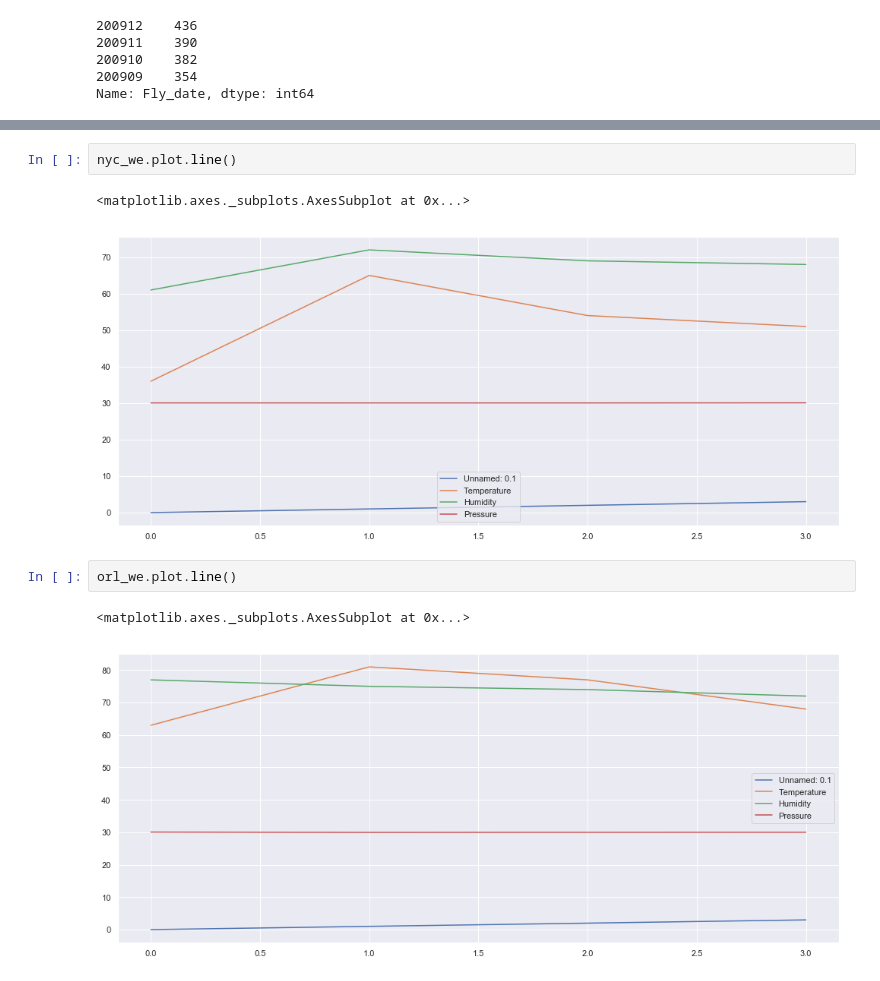
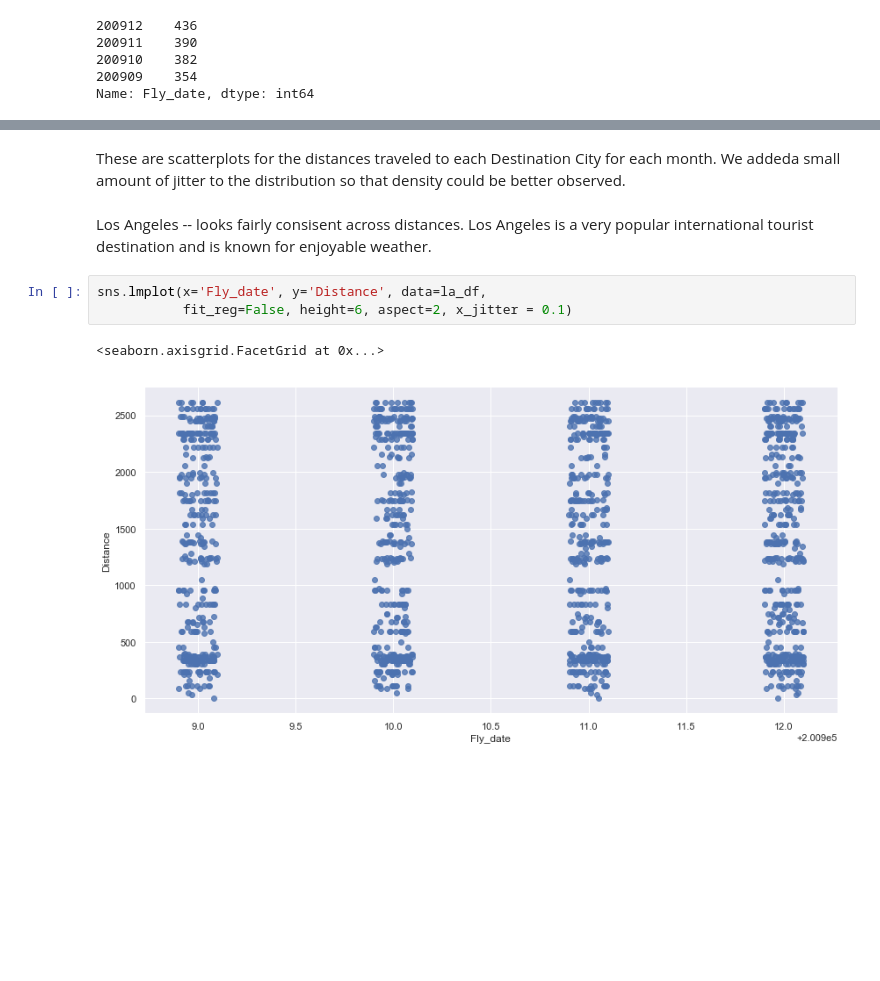
Before and after one commit to adamxkabbara/Paradise-Lost, a Jupyter notebook: Project.ipynb, the cells around one changed output, grey strips where cells are left out. Drawn from its saved outputs; the diff is of its cells as text; blank space fills up the shorter version.

```diff
--- a/Project.ipynb
+++ b/Project.ipynb
@@ -308,10 +399,10 @@ chi_we.plot.line()
-# %%
-nyc_we.plot.line()
-# %% [output]
-<matplotlib.axes._subplots.AxesSubplot at 0x...>
-[figure, removed]
-# %%
-orl_we.plot.line()
-# %% [output]
-<matplotlib.axes._subplots.AxesSubplot at 0x...>
-[figure, removed]
+# %% [markdown]
+These are scatterplots for the distances traveled to each Destination City for each month. We addeda small amount of jitter to the distribution so that density could be better observed.
+# %% [markdown]
+Los Angeles -- looks fairly consisent across distances. Los Angeles is a very popular international tourist destination and is known for enjoyable weather.
+# %%
+sns.lmplot(x='Fly_date', y='Distance', data=la_df,
+           fit_reg=False, height=6, aspect=2, x_jitter = 0.1)
+# %% [output]
+<seaborn.axisgrid.FacetGrid at 0x...>
+[figure, added]
```
Also changed, not shown: parts of 42 cells of this notebook.
